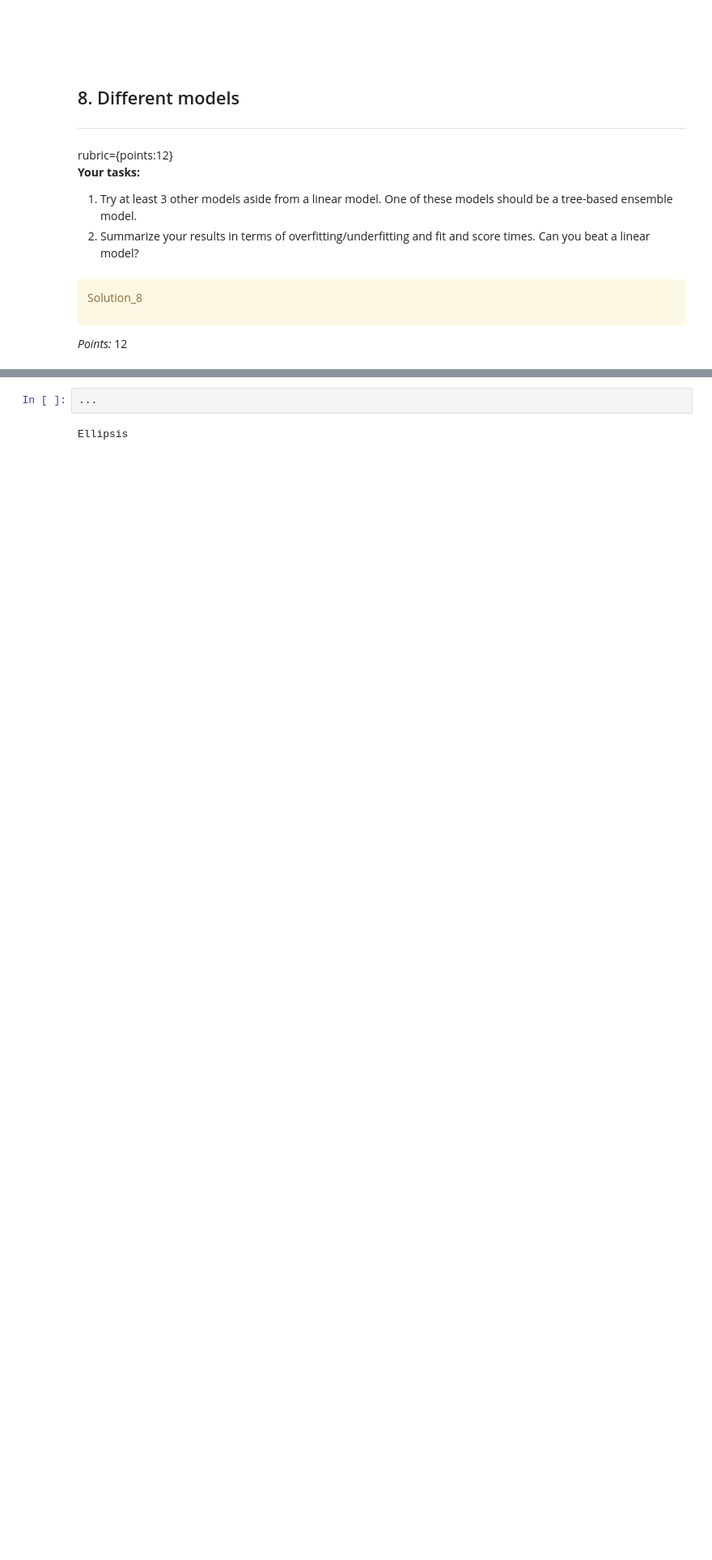
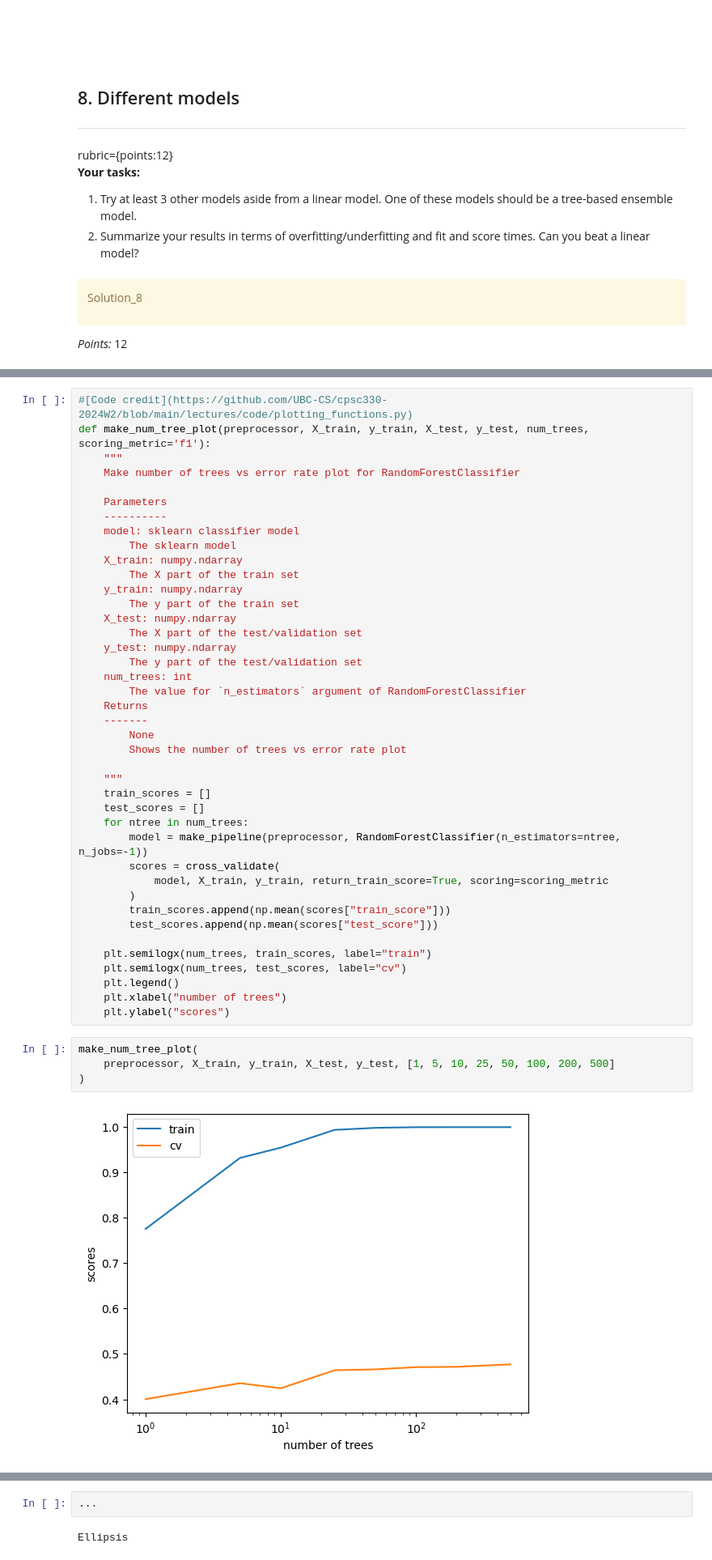
Before and after one commit to LegendWeasel/cpsc330-hw5, a Jupyter notebook: hw5.ipynb, the cells around one changed output, grey strips where cells are left out. Shown at 81% size. Cells and saved outputs as stored; diff of their text form; blank space fills up the shorter version.

```diff
--- a/hw5.ipynb
+++ b/hw5.ipynb
@@ -619,2 +642,49 @@ Even though these other models have a higher test score compared to previous mod
+# %%
+#[Code credit](https://github.com/UBC-CS/cpsc330-2024W2/blob/main/lectures/code/plotting_functions.py)
+def make_num_tree_plot(preprocessor, X_train, y_train, X_test, y_test, num_trees, scoring_metric='f1'):
+    """
+    Make number of trees vs error rate plot for RandomForestClassifier
+
+    Parameters
+    ----------
+    model: sklearn classifier model
+        The sklearn model
+    X_train: numpy.ndarray
+        The X part of the train set
+    y_train: numpy.ndarray
+        The y part of the train set
+    X_test: numpy.ndarray
+        The X part of the test/validation set
+    y_test: numpy.ndarray
+        The y part of the test/validation set
+    num_trees: int
+        The value for `n_estimators` argument of RandomForestClassifier
+    Returns
+    -------
+        None
+        Shows the number of trees vs error rate plot
+
+    """
+    train_scores = []
+    test_scores = []
+    for ntree in num_trees:
+        model = make_pipeline(preprocessor, RandomForestClassifier(n_estimators=ntree, n_jobs=-1))
+        scores = cross_validate(
+            model, X_train, y_train, return_train_score=True, scoring=scoring_metric
+        )
+        train_scores.append(np.mean(scores["train_score"]))
+        test_scores.append(np.mean(scores["test_score"]))
+
+    plt.semilogx(num_trees, train_scores, label="train")
+    plt.semilogx(num_trees, test_scores, label="cv")
+    plt.legend()
+    plt.xlabel("number of trees")
+    plt.ylabel("scores")
+# %%
+make_num_tree_plot(
+    preprocessor, X_train, y_train, X_test, y_test, [1, 5, 10, 25, 50, 100, 200, 500]
+)
+# %% [output]
+[figure, added]
 # %%
 # Adapted from lecture 12
```
Also changed, not shown: parts of 18 cells of this notebook, 1 other file.
